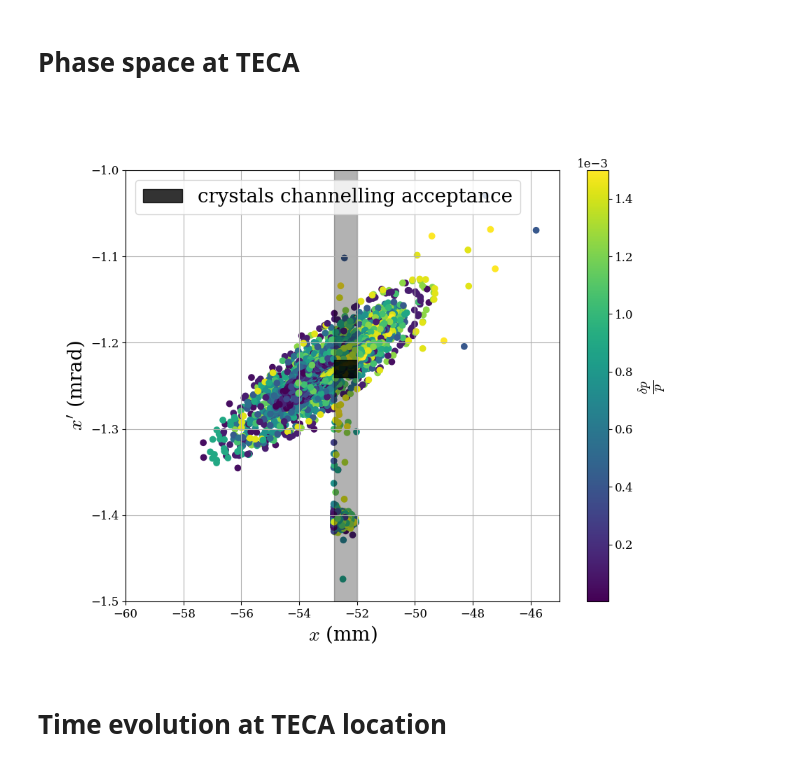
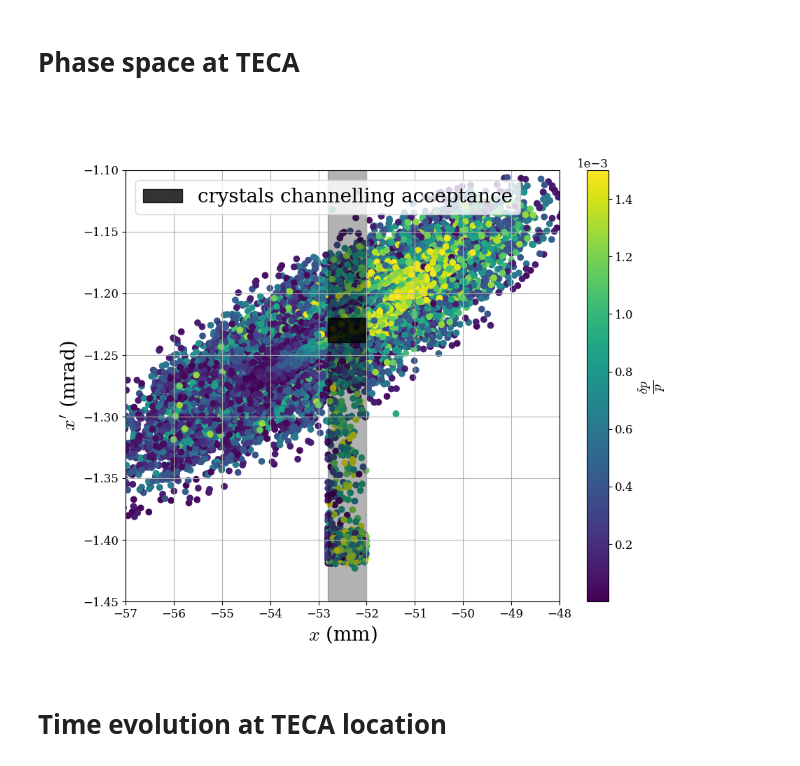
Before and after one commit to giacomells/Technical-Student-2024-2025, a Jupyter notebook: Non-Resonant Extraction/NRSXQ22.ipynb, the cells around one changed output. Drawn from its saved outputs; the diff is of its cells as text; code cells hidden in the pictures.

```diff
--- a/Non-Resonant Extraction/NRSXQ22.ipynb
+++ b/Non-Resonant Extraction/NRSXQ22.ipynb
@@ -61,6 +61,6 @@ importlib.reload(elements)
 # %% [output]
 <module 'elements' from '/Users/matteogiacomelli/Documents/Technical_Student/simulation/Knobs in LSS4 SPS/elements.py'>
 # %%
-line = initialise_line()
+line = initialise_lineQ22()
 # %% [output]
 Done loading line from dict.
@@ -172,6 +165,5 @@ kmpsh42198 -0.00017232799240268537
 # %%
-
-line.env["extr_bump_knob"] = 0.76 ## OPTIMAL FOR EXTRACTION
+line.env["extr_bump_knob"] = 0.87 ## OPTIMAL FOR EXTRACTION
 line.env["x_teca_knob"] = 1.02 ## OPRIMAL FOR EXTRACTION
 # %%
 for bumper in bumpersLSS2:
@@ -193,0 +186,18 @@ kmpsh42198 -0.00017577455225073908
+# %%
+tw = line.twiss(continue_on_closed_orbit_error=True, method = '4d')
+
+plt.figure()
+ax1 = plt.subplot(2, 1, 1)
+plt.plot(tw.s, tw.betx)
+plt.plot(tw.s, tw.bety)
+plt.ylabel(r"$\beta_{x,y}$ [m]")
+plt.xlim(0,6900)
+ax2 = plt.subplot(2, 1, 2, sharex=ax1)
+plt.plot(tw.s, tw.x)
+plt.plot(tw.s, tw.y)
+plt.axvline(tw["s", "zs.21633"], color="red", ls="--", label = "ZS entry")
+plt.axvline(tw["s", "TECA.entry"], color="magenta", ls="--")
+plt.ylabel(r"$x,y$ [m]")
+plt.xlabel("s [m]")
+plt.show()
+plt.xlim(0,6900)
@@ -200,7 +213,7 @@ print(septa_names_with_apertures)
 # %% [output]
 ['tpst.21760_entry.sep', 'mst.21774.sep', 'mst.21779.sep', 'mst.21794.sep', 'mse.21832.sep', 'mse.21837.sep', 'mse.21852.sep', 'mse.21857.sep', 'mse.21872.sep']
 # %%
-n_part = 1000
+n_part = 5000
 
 x_norm   = np.random.normal(loc = 0, scale = 1, size=n_part)
 px_norm =  np.random.normal(loc = 0, scale = 1, size=n_part)  # in between being channeled and not
@@ -213,7 +226,7 @@ dpp = np.random.rand(n_part) * deltaP_P
 
 line.build_tracker()
 
-N_EX = 10e-7 # REDUCED NORMALISED EMITTANCE BY A FACTOR 10 AS MASSIMO GIOVANNOZZI SUGGESTED
+N_EX = 10e-7 # REDUCED NORMALISED EMITTANCE BY A FACTOR 10 AS MASSIMO GIOVANNOZZI SUGGESTED, IT IMPOVES THE EFFICIENY BY 1% !!!
 
 particles = line.build_particles(
     method="4d",
@@ -451,36 +464,36 @@ fig, ax = plt.subplots(1, 1, figsize=(10, 8))
 ax.yaxis.label.set_size(20)
 ax.xaxis.label.set_size(20)
 
 for turn in range(monitor_tun_number):
     sc = ax.scatter(
         row_TECA_exit['monitors'].x[:, turn] * 1e3,  # Use data for x at the current turn
         row_TECA_exit['monitors'].px[:, turn] * 1e3,  # Use data for px at the current turn
         c=particles_init._delta,  # Use dpp values from particles_init._delta
         cmap='viridis'
     )
 cbar = plt.colorbar(sc, label=r"$\frac{\delta p}{p}$ ")
 cbar.ax.yaxis.label.set_size(20)
 
 #ax.fill_between([TECA.jaw*1e3, TECA.jaw*1e3 + TECA.width*1e3], [TECA.tilt*1e3 - 10e-3]*2, [TECA.tilt*1e3 + 10e-3]*2, color='k', alpha=0.3, label='crystals channelling acceptance')
 
 ax.fill_between([TECA.jaw*1e3, TECA.jaw*1e3 - TECA.width*1e3], [TECA.tilt*1e3 - 10e-3]*2, [TECA.tilt*1e3 + 10e-3]*2, color='k', alpha=0.8, label='crystals channelling acceptance')
 ax.fill_between([TECA.jaw*1e3, TECA.jaw*1e3 - TECA.width*1e3], -100, +100, color='k', alpha=0.3)
 
 #ax.plot([], [], 'k.', label='Particles at TECA entry')
 #ax.plot([], [], 'b.', label='Particles after TECA')
 #ax.set_title("Phase space at TECA over the last 100 turns", fontsize=20)
 ax.legend(fontsize=20, loc = 'upper left')
 ax.grid(True)
 
-ax.set_xlim(-60, -45)
-ax.set_ylim(-1.5, -1)
+ax.set_xlim(-57, -48)
+ax.set_ylim(-1.45, -1.1)
 
 ax.set_xlabel(r"$x$ (mm)")
 ax.set_ylabel(r"$x'$ (mrad)")
 
 plt.savefig('teca_phase_space.png', bbox_inches='tight')
 # %% [output]
-[figure, old version]
+[figure, new version]
 # %% [markdown]
 # Time evolution at TECA location
 # %%
```
Also changed, not shown: parts of 21 cells of this notebook.
